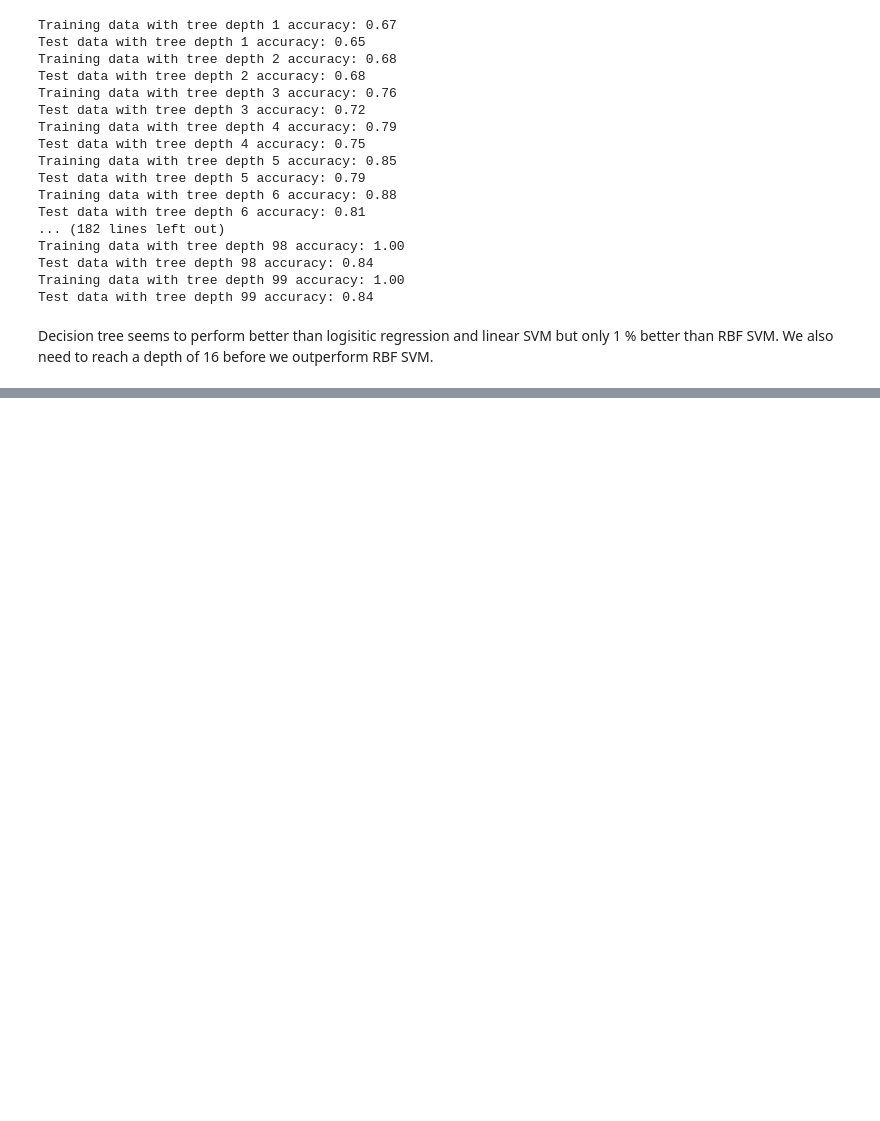
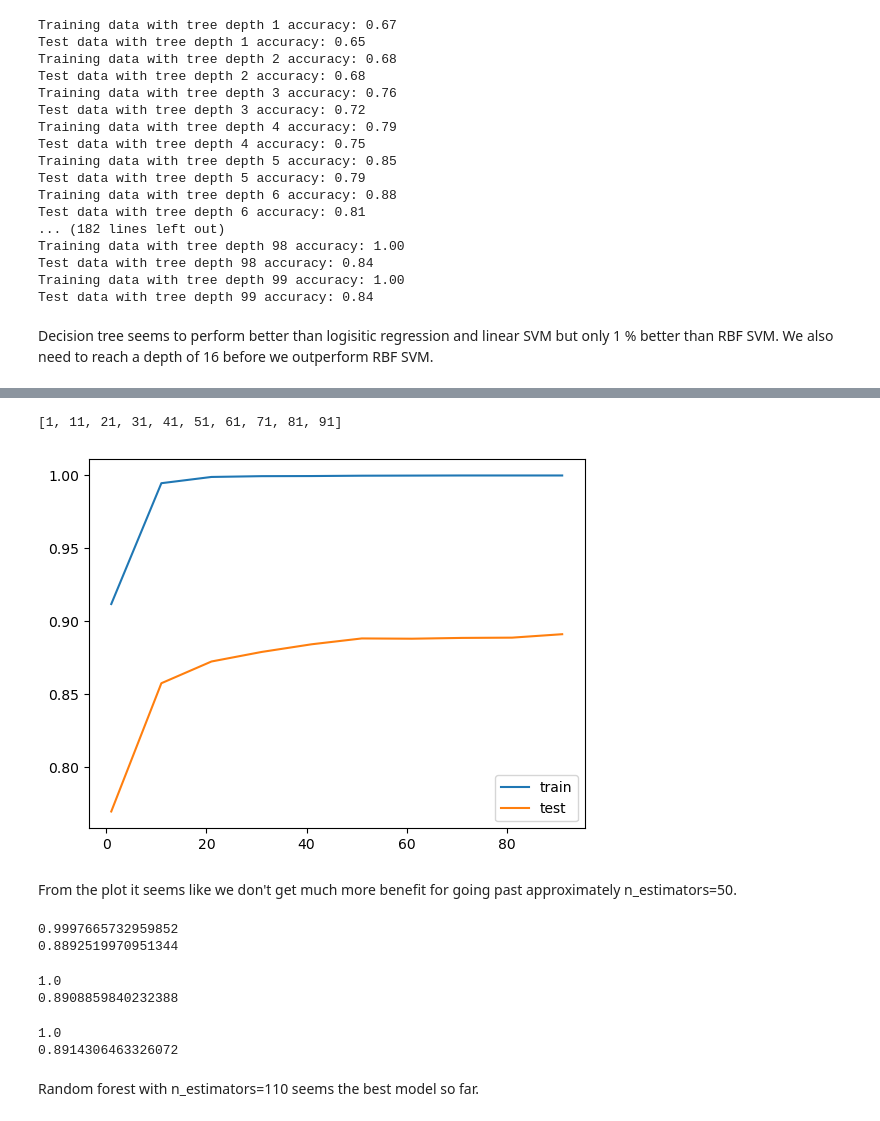
Before and after one commit to noramik/DAT200-V23, a Jupyter notebook: CA3/CA3.ipynb, the cells around one changed output, grey strips where cells are left out. Cells and saved outputs as stored; diff of their text form; code cells hidden in the pictures; blank space fills up the shorter version.

```diff
--- a/CA3/CA3.ipynb
+++ b/CA3/CA3.ipynb
@@ -405,0 +440,79 @@ Decision tree seems to perform better than logisitic regression and linear SVM b
+# %%
+plt.figure()
+
+n_list = [n for n in range(1,100,10)]
+print(n_list)
+plt.plot(n_list,acc_df['train acc'], label='train')
+plt.plot(n_list,acc_df['test acc'], label='test')
+plt.legend()
+plt.show()
+# %% [output]
+[1, 11, 21, 31, 41, 51, 61, 71, 81, 91]
+[figure, added]
+# %% [markdown]
+From the plot it seems like we don't get much more benefit for going past approximately n_estimators=50.
+# %%
+# n_estimators = 50
+acc_list_train = []
+acc_list_test = []
+for rs in range(1, 10):
+        forest = RandomForestClassifier(criterion='gini',
+                                n_estimators=50,
+                                random_state=rs,
+                                n_jobs=2)
+        forest.fit(X_train, y_train)
+        acc_train = forest.score(X_train, y_train)
+        acc_test = forest.score(X_test, y_test)
+
+        acc_list_train.append(acc_train)
+        acc_list_test.append(acc_test)
+
+print(np.mean(acc_list_train))
+print(np.mean(acc_list_test))
+# %% [output]
+0.9997665732959852
+0.8892519970951344
+# %%
+# n_estimators = 100
+acc_list_train = []
+acc_list_test = []
+for rs in range(1, 10):
+        forest = RandomForestClassifier(criterion='gini',
+                                n_estimators=100,
+                                random_state=rs,
+                                n_jobs=2)
+        forest.fit(X_train, y_train)
+        acc_train = forest.score(X_train, y_train)
+        acc_test = forest.score(X_test, y_test)
+
+        acc_list_train.append(acc_train)
+        acc_list_test.append(acc_test)
+
+print(np.mean(acc_list_train))
+print(np.mean(acc_list_test))
+# %% [output]
+1.0
+0.8908859840232388
+# %%
+# n_estimators = 110
+acc_list_train = []
+acc_list_test = []
+for rs in range(1, 10):
+        forest = RandomForestClassifier(criterion='gini',
+                                n_estimators=110,
+                                random_state=rs,
+                                n_jobs=2)
+        forest.fit(X_train, y_train)
+        acc_train = forest.score(X_train, y_train)
+        acc_test = forest.score(X_test, y_test)
+
+        acc_list_train.append(acc_train)
+        acc_list_test.append(acc_test)
+
+print(np.mean(acc_list_train))
+print(np.mean(acc_list_test))
+# %% [output]
+1.0
+0.8914306463326072
+# %% [markdown]
+Random forest with n_estimators=110 seems the best model so far.
```
Also changed, not shown: parts of 15 cells of this notebook.
